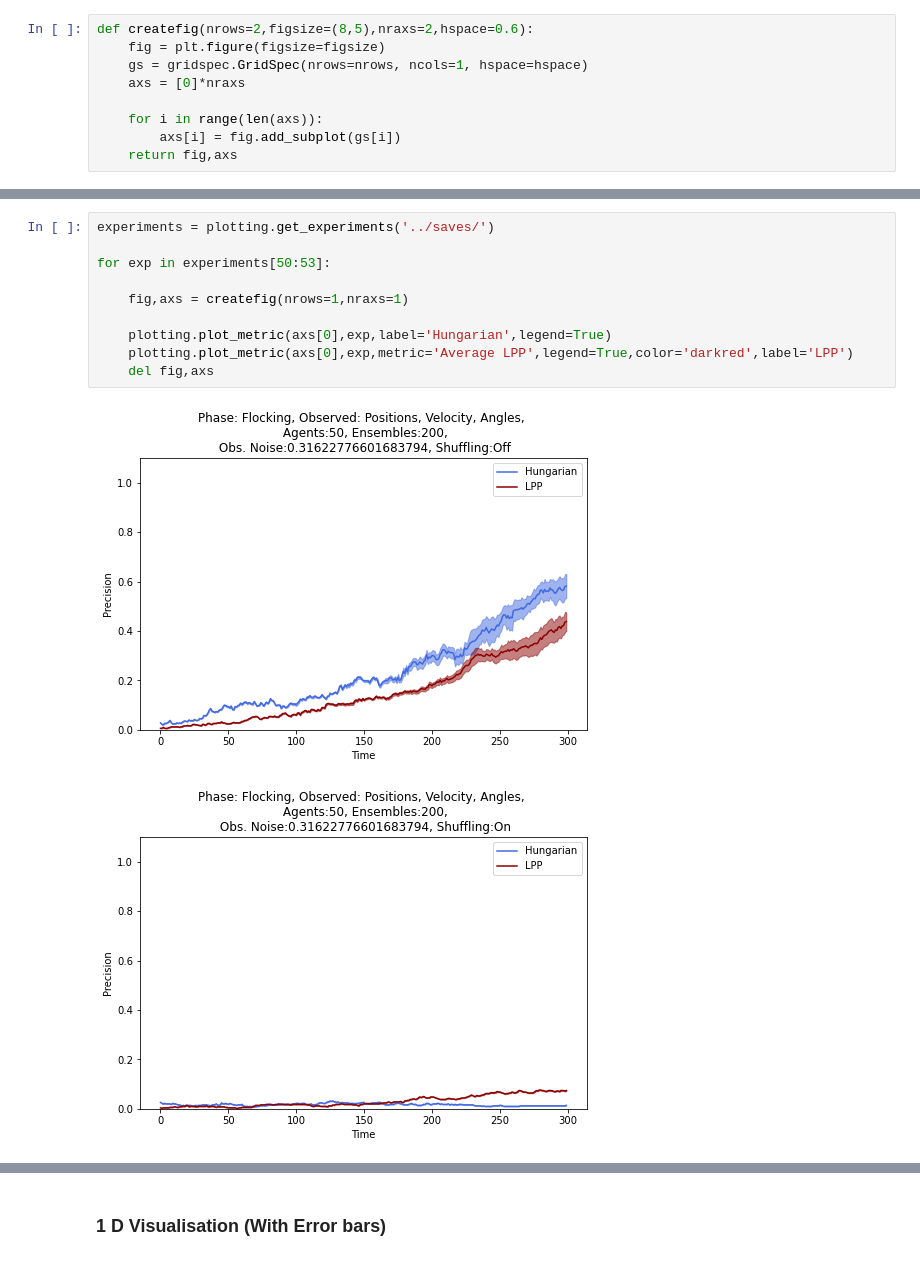
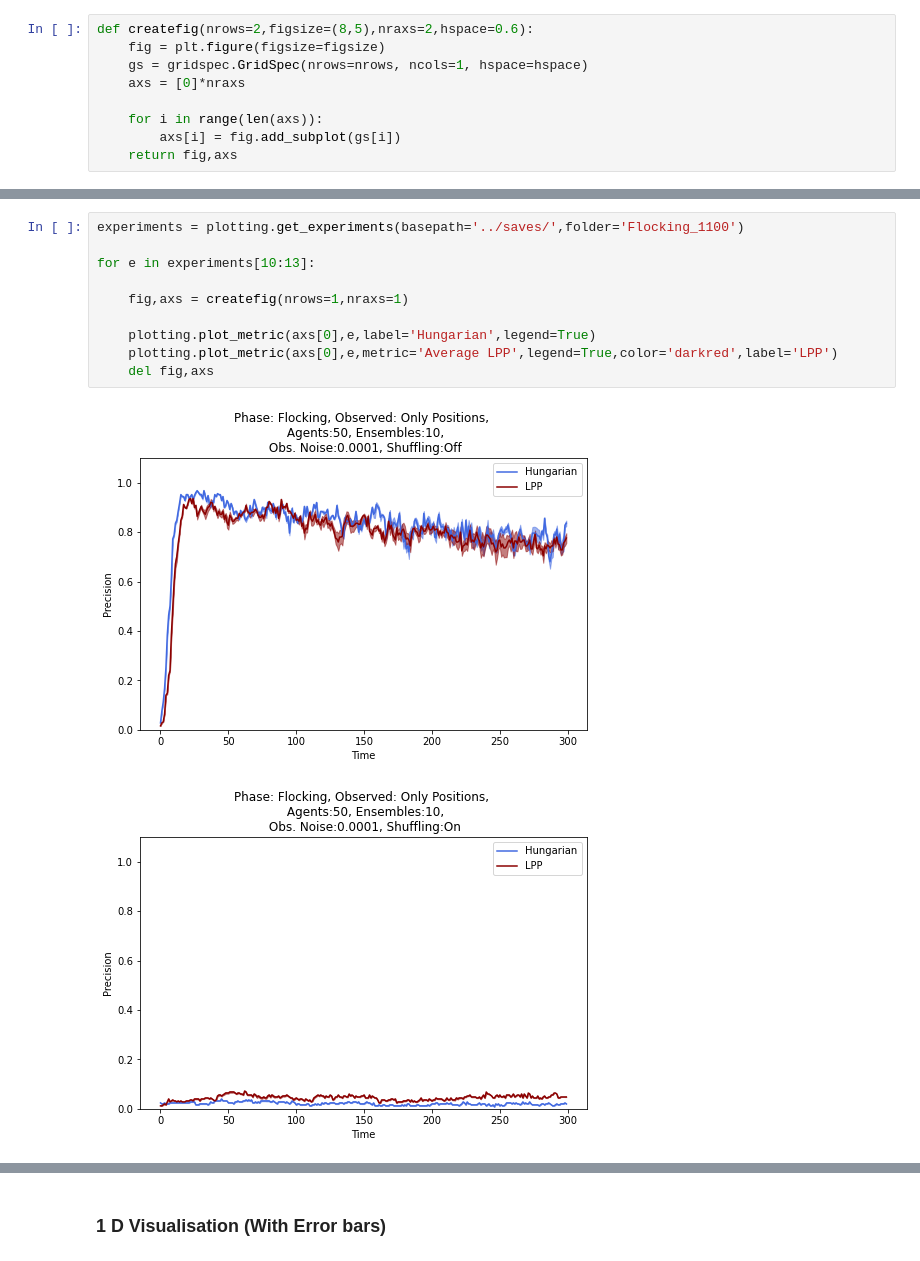
Before and after one commit to simonblaue/vicsek-data-assimilation, a Jupyter notebook: src/Static_Plots.ipynb, the cells around one changed output, grey strips where cells are left out. Saved outputs shown, nothing was run; the diff lists cells and outputs as text.

```diff
--- a/src/Static_Plots.ipynb
+++ b/src/Static_Plots.ipynb
@@ -27,13 +29,13 @@ plotting.plot_metric(axs[0],experiment,metric='Average LPP')
 # %%
-experiments = plotting.get_experiments('../saves/')
+experiments = plotting.get_experiments(basepath='../saves/',folder='Flocking_1100')
 
-for exp in experiments[50:53]:
+for e in experiments[10:13]:
 
     fig,axs = createfig(nrows=1,nraxs=1)
 
-    plotting.plot_metric(axs[0],exp,label='Hungarian',legend=True)
-    plotting.plot_metric(axs[0],exp,metric='Average LPP',legend=True,color='darkred',label='LPP')
+    plotting.plot_metric(axs[0],e,label='Hungarian',legend=True)
+    plotting.plot_metric(axs[0],e,metric='Average LPP',legend=True,color='darkred',label='LPP')
     del fig,axs
 # %% [output]
-[figure, old version]
+[figure, new version]
-[figure, old version]
+[figure, new version]
```
Also changed, not shown: parts of 11 cells of this notebook, 3 other files.
